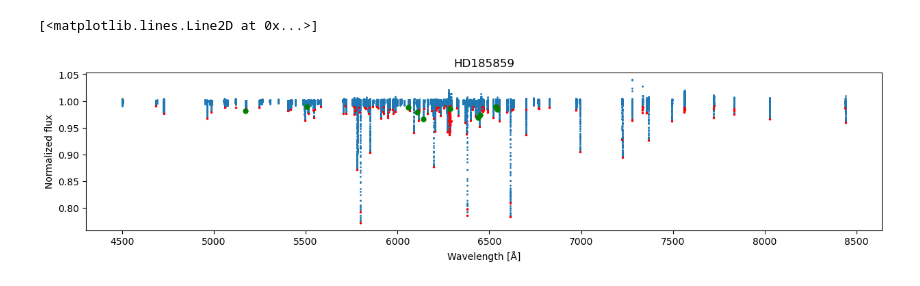
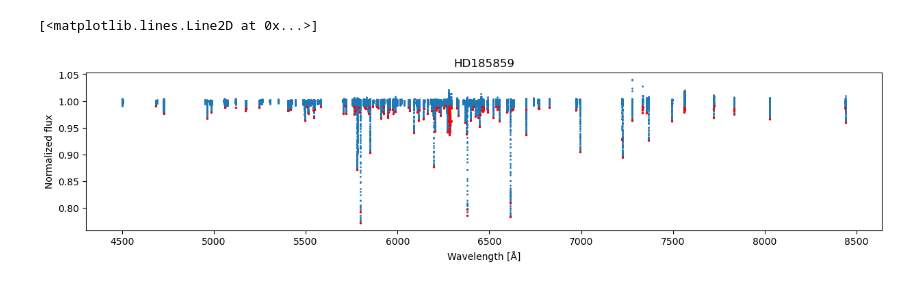
Before and after one commit to JvZeijl/brp-edibles, a Jupyter notebook: atomic_lines.ipynb, the cells around one changed output. Drawn from its saved outputs; the diff is of its cells as text; code cells hidden in the pictures.

```diff
--- a/atomic_lines.ipynb
+++ b/atomic_lines.ipynb
@@ -10,19 +10,15 @@ from atomic_lines import NA_I_LINES, K_I_LINES, AtomicLine
 # %%
 hd185859 = Spectrum('HD185859')
 peak_indices, _ = find_peaks(-hd185859.flux, height=-0.99, prominence=0.01)
 
-peak_diff_wvlen = np.diff(hd185859.wavelength[peak_indices], append=hd185859.wavelength[-1])
-possible_na_peaks_indices = peak_indices[np.abs(peak_diff_wvlen - (NA_I_LINES[1][1] - NA_I_LINES[0][1])) < 1]
-
 spectrum_fig, ax = plt.subplots(nrows=1, ncols=1, figsize=(15,3))
 hd185859.plot(ax)
 ax.plot(hd185859.wavelength[peak_indices], hd185859.flux[peak_indices], '.', ms=3, color='red')
-ax.plot(hd185859.wavelength[possible_na_peaks_indices], hd185859.flux[possible_na_peaks_indices], '.', ms=10, color='green')
 # ax.set_xlim(6277, 6290)
 # ax.set_xlim(5800, 6000)
 # %% [output]
 [<matplotlib.lines.Line2D at 0x...>]
-[figure, old version]
+[figure, new version]
 # %%
 def identify_atomic_line(spectrum: Spectrum, line1: AtomicLine, line2: AtomicLine, search_window=(10, 100), tollerance=1):
     wvl1, wvl2 = line1[1], line2[1]
```
Also changed, not shown: parts of 5 cells of this notebook.
